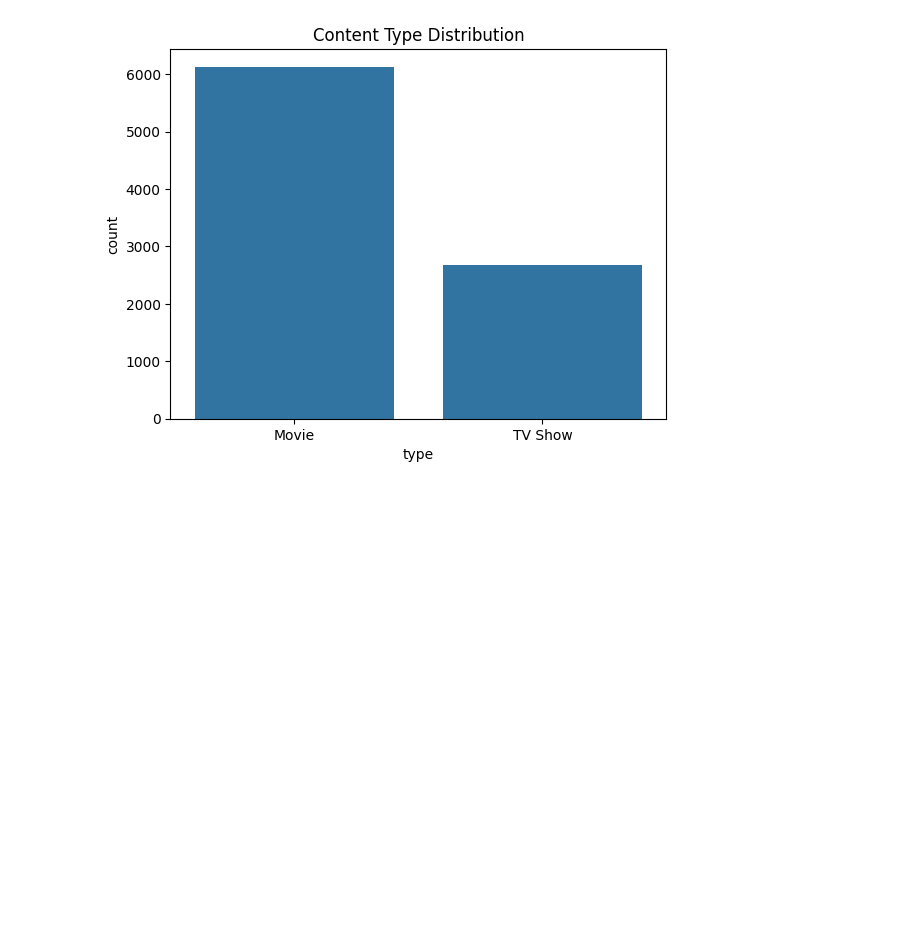
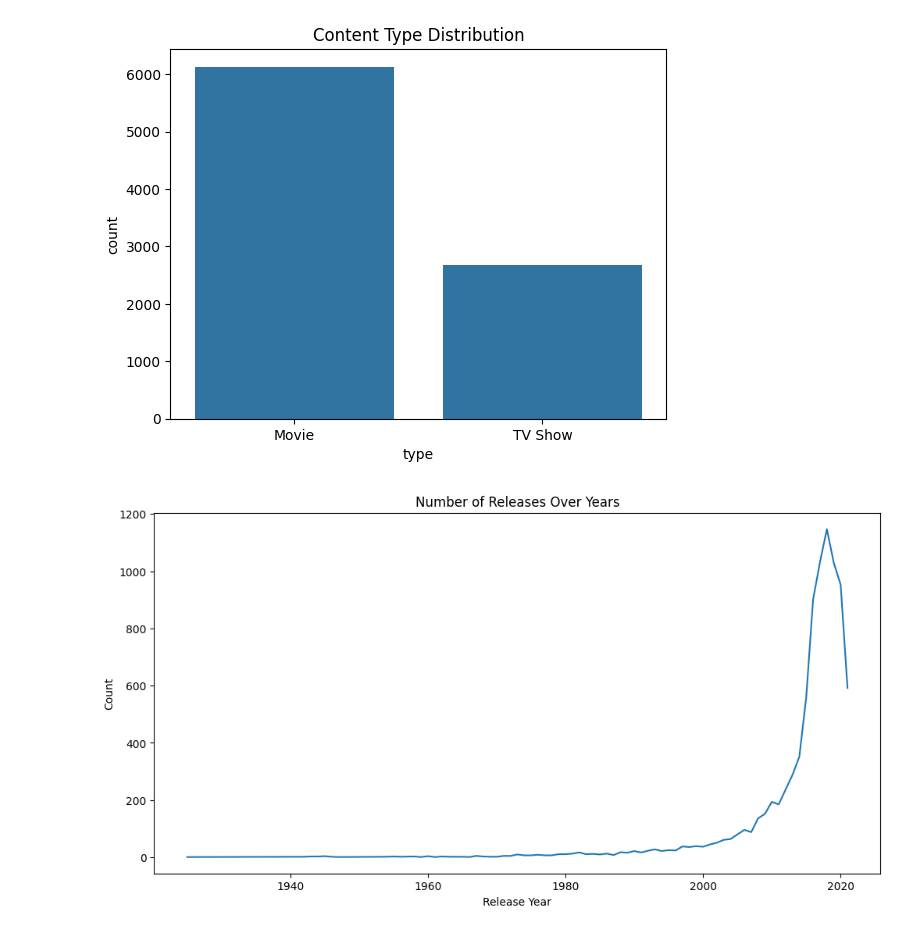
Before and after one commit to abshwabu/netflix_shows, a Jupyter notebook: app.ipynb, the cells around one changed output. Cells and saved outputs as stored; diff of their text form; code cells hidden in the pictures; blank space fills up the shorter version.

Commit message:
Analyze Release Year Trends

```diff
--- a/app.ipynb
+++ b/app.ipynb
@@ -86,3 +86,11 @@ plt.title('Content Type Distribution')
 plt.show()
 # %% [output]
 [figure]
+# %%
+df['release_year'].value_counts().sort_index().plot(kind='line', figsize=(12, 6))
+plt.title('Number of Releases Over Years')
+plt.xlabel('Release Year')
+plt.ylabel('Count')
+plt.show()
+# %% [output]
+[figure, added]
```
